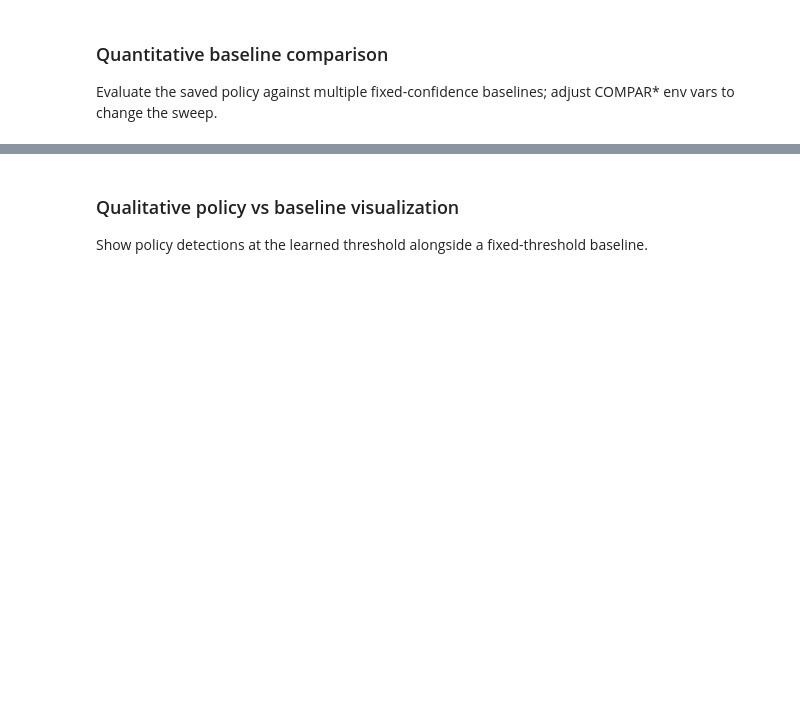
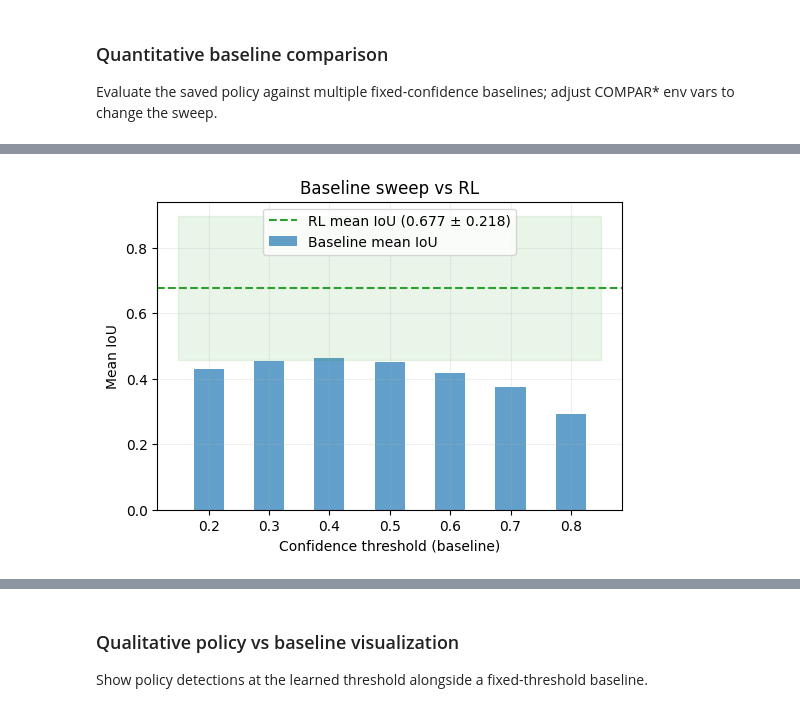
Before and after one commit to amirrezabsh/Pretrained-Object-Detection-NN-Models-Fine-Tuning-using-RL, a Jupyter notebook: main.ipynb, the cells around one changed output, grey strips where cells are left out. Cells and saved outputs as stored; diff of their text form; code cells hidden in the pictures; blank space fills up the shorter version.

```diff
--- a/main.ipynb
+++ b/main.ipynb
@@ -219,21 +393,83 @@ Run quantitative baselines at fixed thresholds and plot qualitative side-by-side
 ### Quantitative baseline comparison
 Evaluate the saved policy against multiple fixed-confidence baselines; adjust COMPAR* env vars to change the sweep.
 # %%
-# import os
-# import json
-# from dotenv import load_dotenv
-# from utility.model_comparison import compare_models
+import matplotlib.pyplot as plt
+import numpy as np
+import os
+import json
+from dotenv import load_dotenv
+from utility.model_comparison import compare_models
 
-# # Lightweight comparison controls (tune here instead of editing code)
-# load_dotenv('.env', override=False)
-# COMPARE_DATA_LIMIT = int(os.getenv('COMPARE_DATA_LIMIT', '100'))
-# COMPARE_EPISODES = int(os.getenv('COMPARE_EPISODES', '3'))
-# COMPARE_THRESHOLDS = [float(t) for t in os.getenv('COMPARE_THRESHOLDS', '0.3,0.5,0.7').split(',')]
+# Lightweight comparison controls (tune here instead of editing code)
+load_dotenv('.env', override=False)
+COMPARE_DATA_LIMIT = int(os.getenv('COMPARE_DATA_LIMIT', '100'))
+COMPARE_EPISODES = int(os.getenv('COMPARE_EPISODES', '3'))
+COMPARE_THRESHOLDS = [float(t) for t in os.getenv('COMPARE_THRESHOLDS', '0.3,0.5,0.7').split(',')]
 
-# comparison = compare_models(
-#     model_path=MODEL_PATH,
-#     episodes=COMPARE_EPISODES,
-#     dataset_limit=COMPARE_DATA_LIMIT,
-#     thresholds=COMPARE_THRESHOLDS,
-# )
-# print(json.dumps(comparison, indent=2))
+comparison = compare_models(
+    model_path=MODEL_PATH,
+    episodes=COMPARE_EPISODES,
+    dataset_limit=COMPARE_DATA_LIMIT,
+    thresholds=COMPARE_THRESHOLDS,
+)
+print(json.dumps(comparison, indent=2))
+
+
+# Plot baseline sweep vs RL mean IoU
+baseline_points = comparison['baseline']['per_threshold']
+t_vals = [p['threshold'] for p in baseline_points]
+baseline_iou = [p['mean_iou'] for p in baseline_points]
+rl_mean = comparison['rl']['mean_final_iou']
+rl_std = comparison['rl']['std_final_iou']
+fig, ax = plt.subplots(figsize=(6,4))
+ax.bar(t_vals, baseline_iou, width=0.05, color='tab:blue', alpha=0.7, label='Baseline mean IoU')
+ax.axhline(rl_mean, color='tab:green', linestyle='--', label=f'RL mean IoU ({rl_mean:.3f} ± {rl_std:.3f})')
+ax.fill_between([min(t_vals)-0.05, max(t_vals)+0.05], rl_mean-rl_std, rl_mean+rl_std, color='tab:green', alpha=0.1)
+ax.set_xlabel('Confidence threshold (baseline)')
+ax.set_ylabel('Mean IoU')
+ax.set_title('Baseline sweep vs RL')
+ax.legend()
+ax.grid(True, alpha=0.2)
+
+# Detection count accuracy comparison
+count = comparison.get("detection_count_accuracy", {})
+episodes = count.get("episodes", [])
+rl_acc = count.get("rl_acc", [])
+base_acc = count.get("baseline_acc", [])
+if episodes:
+    fig, ax = plt.subplots(figsize=(7,4))
+    ax.plot(episodes, rl_acc, marker="o", label="Policy")
+    ax.plot(episodes, base_acc, marker="s", label="Baseline")
+    ax.set_xlabel("Episode")
+    ax.set_ylabel("Detection-count accuracy vs GT")
+    ax.set_ylim(0.0, 1.05)
+    ax.set_title("Detection-count accuracy: policy vs baseline")
+    ax.grid(True, alpha=0.2)
+    ax.legend()
+
+# Precision/recall/F1 comparison
+baseline_metrics = comparison.get("baseline_detection_metrics", {})
+policy_metrics = {
+    "precision": comparison["rl"].get("mean_final_precision", 0.0),
+    "recall": comparison["rl"].get("mean_final_recall", 0.0),
+    "f1": comparison["rl"].get("mean_final_f1", 0.0),
+}
+baseline_vals = [
+    baseline_metrics.get("mean_precision", 0.0),
+    baseline_metrics.get("mean_recall", 0.0),
+    baseline_metrics.get("mean_f1", 0.0),
+]
+labels = ["precision", "recall", "f1"]
+x = range(len(labels))
+fig, ax = plt.subplots(figsize=(6,4))
+ax.bar([i - 0.2 for i in x], [policy_metrics[k] for k in labels], width=0.4, label="Policy")
+ax.bar([i + 0.2 for i in x], baseline_vals, width=0.4, label="Baseline")
+ax.set_xticks(list(x))
+ax.set_xticklabels(labels)
+ax.set_ylim(0.0, 1.05)
+ax.set_ylabel("Score")
+ax.set_title("Precision/Recall/F1: policy vs baseline")
+ax.grid(True, axis="y", alpha=0.2)
+ax.legend()
+plt.tight_layout()
+# %% [output]
@@ -239,0 +503 @@ Evaluate the saved policy against multiple fixed-confidence baselines; adjust CO
+[figure, added]
```
Also changed, not shown: parts of 10 cells of this notebook.
